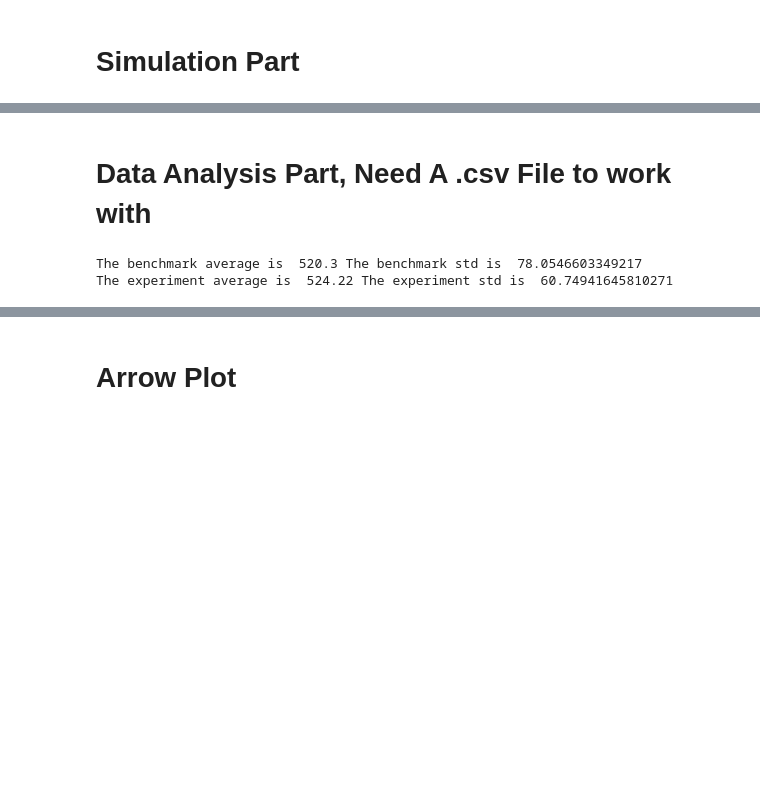
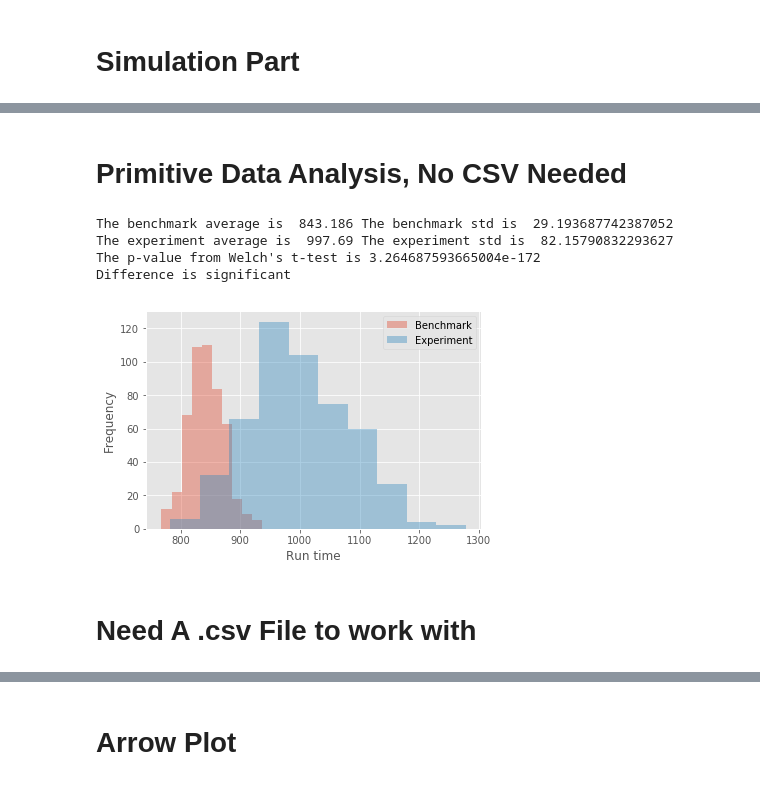
Before and after one commit to hansenpei/warehouse_sim, a Jupyter notebook: main_user_friendly_code.ipynb, the cells around one changed output, grey strips where cells are left out. Saved outputs shown, nothing was run; the diff lists cells and outputs as text; code cells hidden in the pictures; blank space fills up the shorter version.

```diff
--- a/main_user_friendly_code.ipynb
+++ b/main_user_friendly_code.ipynb
@@ -39,17 +41,19 @@ Control Panel. Change global variables here.
 # try to minimize time
 
 WAREHOUSE_DIM = 10  # size of warehouse
-N_FORKLIFTS = 30  #number of forklifts available
+N_FORKLIFTS = 9  #number of forklifts available
 RECEIVING = [0, 0]  # location of receiving
 SHIPPING = [WAREHOUSE_DIM-1, WAREHOUSE_DIM-1]  # location of shipping
 LAB = [0, WAREHOUSE_DIM-1]  # location of lab
 
+IF_RUN_BENCHMARK = True
 IF_RUN_EXPERIMENT = True
-OUTPUT_TO_CSV_BM = True # whether we want a csv output file for benchmark
+
+OUTPUT_TO_CSV_BM = False # whether we want a csv output file for benchmark
 OUTPUT_TO_CSV_EP = False # whether we want a csv output file for experiment
 IF_PRINT = False # if we want the simulation to print how much job is done
 N_JOBS = 100 # number of jobs
-N_RUNS = 3 # number of runs, for Monte-Carlo purpose
+N_RUNS = 500 # number of runs, for Monte-Carlo purpose
 
 outputfile_bm = 'test_run_bm.csv' # saving the benchmark result
 outputfile_ep = 'test_run_ep.csv' # saving the experimental result
@@ -252,15 +283,38 @@ It took 20 seconds to run
+# %% [markdown]
+# Primitive Data Analysis, No CSV Needed
+# %%
+avg_bm = np.average(run_time_data[0])
+std_bm = np.std(run_time_data[0])
+print("The benchmark average is ", avg_bm, "The benchmark std is ", std_bm)
+
+avg_ep = np.average(run_time_data[1])
+std_ep = np.std(run_time_data[1])
+print("The experiment average is ", avg_ep, "The experiment std is ", std_ep)
+
+# perform a Welch's t-test, assuming different variations from both samples
+t_test_result = stats.ttest_ind(run_time_data[0],run_time_data[1], equal_var = False)
+fail_reject_null_hypothesis = (t_test_result[1] > 0.05)
+print("The p-value from Welch\'s t-test is", t_test_result[1])
+if fail_reject_null_hypothesis:
+    print("Difference is insignificant, fail to reject the null hypothesis")
+else:
+    print("Difference is significant")
+
+plt.style.use('ggplot')
+plt.figure()
+plt.hist(run_time_data[0], alpha = 0.4, label = 'Benchmark')
+plt.hist(run_time_data[1], alpha = 0.4, label = 'Experiment')
+plt.legend(loc='upper right')
+plt.xlabel('Run time')
+plt.ylabel('Frequency')
+plt.show()
+# %% [output]
+The benchmark average is  843.186 The benchmark std is  29.193687742387052
+The experiment average is  997.69 The experiment std is  82.15790832293627
+The p-value from Welch's t-test is 3.264687593665004e-172
+Difference is significant
+[figure, added]
 # %% [markdown]
-# Data Analysis Part, Need A .csv File to work with
+# Need A .csv File to work with
-# %%
-avg = np.average(run_time_data[0])
-std = np.std(run_time_data[0])
-print("The benchmark average is ", avg, "The benchmark std is ", std)
-
-avg = np.average(run_time_data[1])
-std = np.std(run_time_data[1])
-print("The experiment average is ", avg, "The experiment std is ", std)
-# %% [output]
-The benchmark average is  520.3 The benchmark std is  78.0546603349217
-The experiment average is  524.22 The experiment std is  60.74941645810271
 # %%
 # load the data, and check if it is successfully loaded
```
Also changed, not shown: parts of 9 cells of this notebook, 2 other files.
